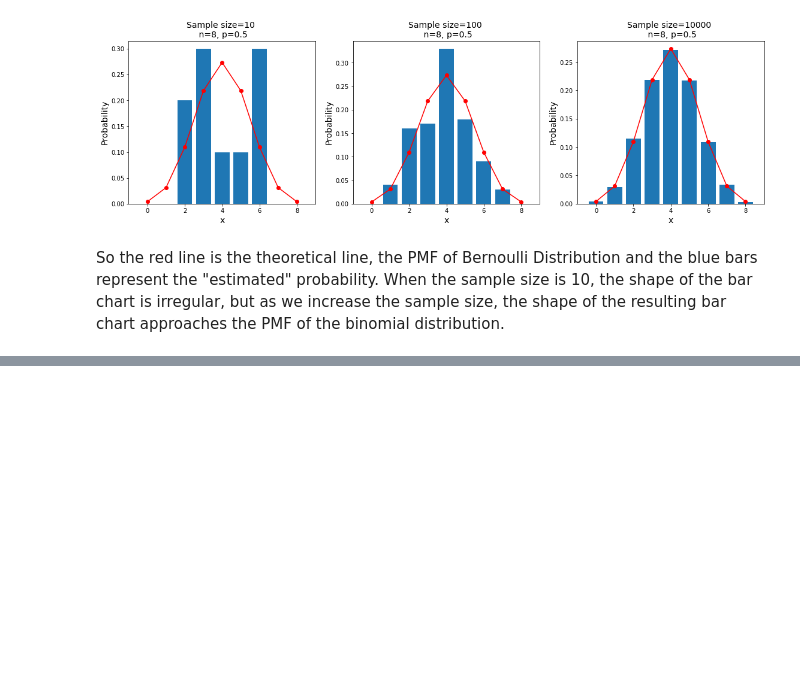
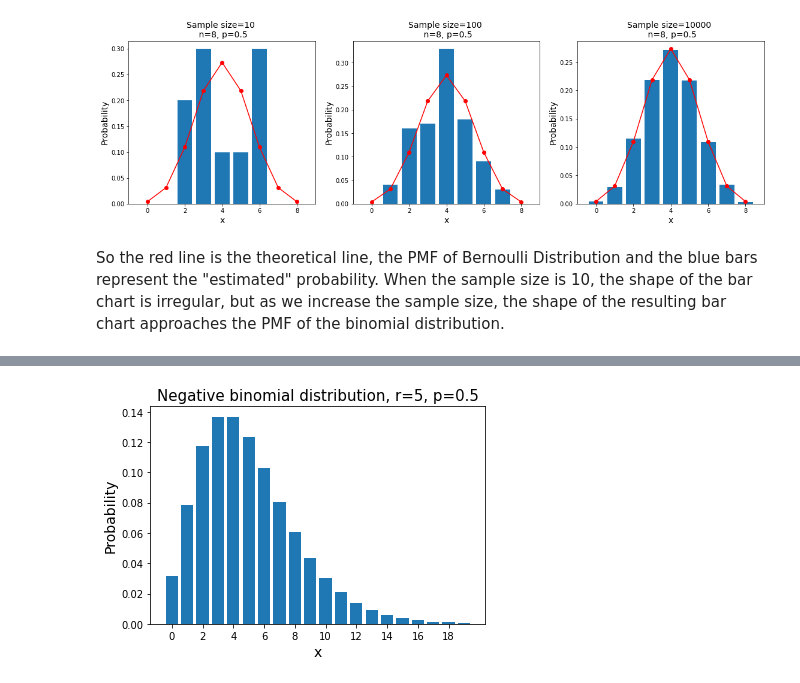
Before and after one commit to JedrzejSarna/statistics, a Jupyter notebook: Distributions.ipynb, the cells around one changed output, grey strips where cells are left out. Drawn from its saved outputs; the diff is of its cells as text; code cells hidden in the pictures; blank space fills up the shorter version.

Commit message:
Added NBinom, Geom distributions and general clean up

```diff
--- a/Distributions.ipynb
+++ b/Distributions.ipynb
@@ -184,0 +201,16 @@ So the red line is the theoretical line, the PMF of Bernoulli Distribution and t
+# %%
+from scipy.stats import nbinom
+
+r = 5
+p = 0.5
+x = np.arange(0, 20)
+nbinomial = nbinom.pmf(k=x,n=r, p=p)
+plt.bar(x, nbinomial)
+plt.xlabel("x", fontsize=14)
+plt.ylabel("Probability", fontsize=14)
+plt.title("Negative binomial distribution, r={0}, p={1}".format(r, p),
+          fontsize= 15)
+plt.xticks(np.arange(0, 20, 2))
+plt.show()
+# %% [output]
+[figure, added]
```
Also changed, not shown: parts of 11 cells of this notebook.
